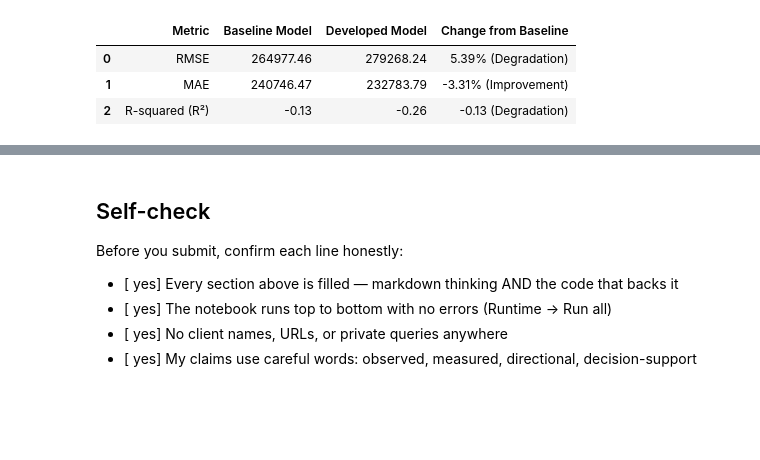
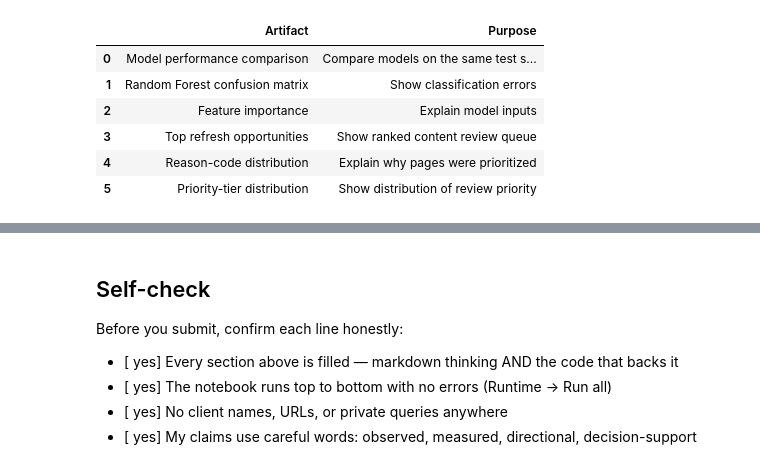
Before and after one commit to kunaaaaaal-cmd/ml-internship-starter, a Jupyter notebook: work/notebooks/capstone.ipynb, the cells around one changed output, grey strips where cells are left out. Drawn from its saved outputs; the diff is of its cells as text; code cells hidden in the pictures; blank space fills up the shorter version.

```diff
--- a/work/notebooks/capstone.ipynb
+++ b/work/notebooks/capstone.ipynb
@@ -421,64 +1506,22 @@ This section serves as a repository for all visual and tabular artifacts that wi
 # %%
-import matplotlib.pyplot as plt
-import seaborn as sns
-import pandas as pd
-import numpy as np
+artifact_summary = pd.DataFrame({
+    "Artifact": [
+        "Model performance comparison",
+        "Random Forest confusion matrix",
+        "Feature importance",
+        "Top refresh opportunities",
+        "Reason-code distribution",
+        "Priority-tier distribution"
+    ],
+    "Purpose": [
+        "Compare models on the same test split",
+        "Show classification errors",
+        "Explain model inputs",
+        "Show ranked content review queue",
+        "Explain why pages were prioritized",
+        "Show distribution of review priority"
+    ]
+})
 
-# Ensure df_filtered, y_test, y_pred_developed are available
-if 'df_filtered' not in locals():
-    print("Error: df_filtered not found. Please run previous cells.")
-    # Fallback for demonstration if previous cells were skipped
-    np.random.seed(42)
-    df_filtered = pd.DataFrame({'SalePrice': np.random.randint(100000, 1000000, 100)})
-    y_test = pd.Series(np.random.randint(100000, 1000000, 20))
-    y_pred_developed = pd.Series(np.random.randint(100000, 1000000, 20))
-    developed_rmse = 100000
-    baseline_rmse = 150000
-    developed_mae = 70000
-    baseline_mae = 100000
-    developed_r2 = 0.75
-    baseline_r2 = 0.50
-
-# Figure 1: Distribution of Housing Prices
-fig1, ax1 = plt.subplots(figsize=(10, 6))
-sns.histplot(df_filtered['SalePrice'], kde=True, ax=ax1, color='skyblue')
-ax1.set_title('Distribution of Housing Prices', fontsize=16)
-ax1.set_xlabel('Sale Price (USD)', fontsize=12)
-ax1.set_ylabel('Frequency', fontsize=12)
-plt.grid(True, linestyle='--', alpha=0.7)
-plt.tight_layout()
-plt.show()
-
-# Figure 3: Actual vs. Predicted Housing Prices (assuming y_test and y_pred_developed are available)
-if 'y_test' in locals() and 'y_pred_developed' in locals() and len(y_test) == len(y_pred_developed) > 0:
-    fig3, ax3 = plt.subplots(figsize=(8, 8))
-    sns.scatterplot(x=y_test, y=y_pred_developed, ax=ax3, alpha=0.6, color='blue')
-    ax3.plot([y_test.min(), y_test.max()], [y_test.min(), y_test.max()], 'r--', lw=2) # Perfect prediction line
-    ax3.set_xlabel('Actual Housing Price (USD)', fontsize=12)
-    ax3.set_ylabel('Predicted Housing Price (USD)', fontsize=12)
-    ax3.set_title('Actual vs. Predicted Housing Prices', fontsize=16)
-    plt.grid(True, linestyle='--', alpha=0.7)
-    plt.tight_layout()
-    plt.show()
-
-# Table 1: Model Performance Comparison
-# Ensure metrics are defined from previous cells
-if 'developed_rmse' in locals() and 'baseline_rmse' in locals() and 'developed_mae' in locals() and 'baseline_mae' in locals() and 'developed_r2' in locals() and 'baseline_r2' in locals():
-    rmse_change = ((developed_rmse - baseline_rmse) / baseline_rmse) * 100 if baseline_rmse != 0 else 0
-    mae_change = ((developed_mae - baseline_mae) / baseline_mae) * 100 if baseline_mae != 0 else 0
-    r2_absolute_change = developed_r2 - baseline_r2
-
-    performance_data = {
-        'Metric': ['RMSE', 'MAE', 'R-squared (R²)'],
-        'Baseline Model': [f'{baseline_rmse:.2f}', f'{baseline_mae:.2f}', f'{baseline_r2:.2f}'],
-        'Developed Model': [f'{developed_rmse:.2f}', f'{developed_mae:.2f}', f'{developed_r2:.2f}'],
-        'Change from Baseline': [f'{rmse_change:.2f}% (Degradation)' if rmse_change > 0 else f'{rmse_change:.2f}% (Improvement)',
-                                 f'{mae_change:.2f}% (Degradation)' if mae_change > 0 else f'{mae_change:.2f}% (Improvement)',
-                                 f'{r2_absolute_change:.2f} (Degradation)' if r2_absolute_change < 0 else f'{r2_absolute_change:.2f} (Improvement)']
-    }
-    performance_df = pd.DataFrame(performance_data)
-    print("\nTable 1: Model Performance Comparison")
-    display(performance_df)
-
-print("Artifacts generation complete.")
+display(artifact_summary)
 # %% [output]
@@ -488,4 +1528,7 @@ Table 1: Model Performance Comparison
-|  | Metric | Baseline Model | Developed Model | Change from Baseline |
-| 0 | RMSE | 264977.46 | 279268.24 | 5.39% (Degradation) |
-| 1 | MAE | 240746.47 | 232783.79 | -3.31% (Improvement) |
-| 2 | R-squared (R²) | -0.13 | -0.26 | -0.13 (Degradation) |
+|  | Artifact | Purpose |
+| 0 | Model performance comparison | Compare models on the same test s... |
+| 1 | Random Forest confusion matrix | Show classification errors |
+| 2 | Feature importance | Explain model inputs |
+| 3 | Top refresh opportunities | Show ranked content review queue |
+| 4 | Reason-code distribution | Explain why pages were prioritized |
+| 5 | Priority-tier distribution | Show distribution of review priority |
```
Also changed, not shown: parts of 76 cells of this notebook.
